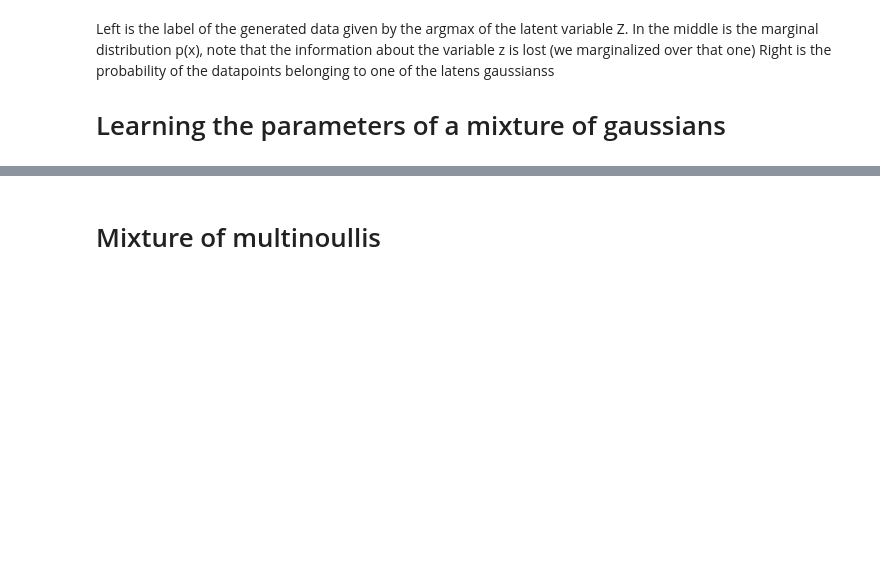
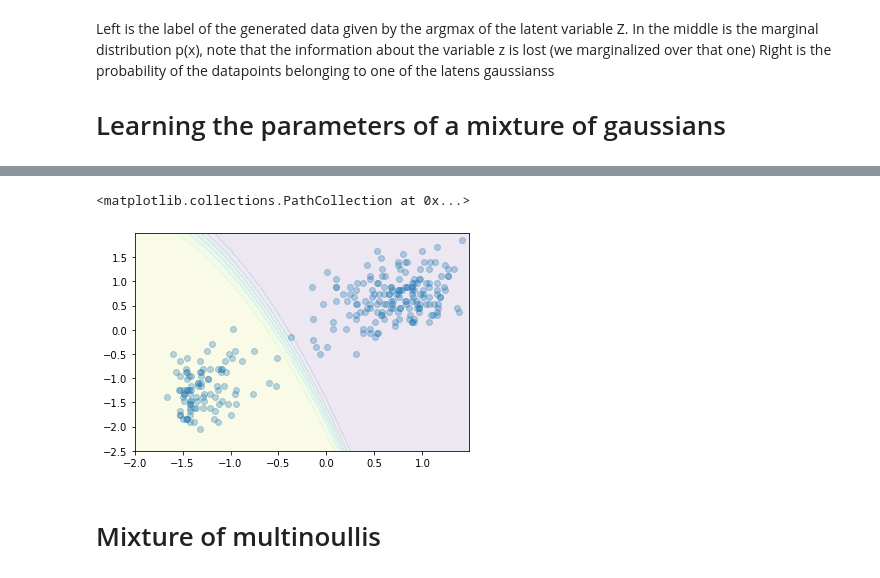
Before and after one commit to wouterMostard/PRML, a Jupyter notebook: PRML/Chapter 9 Mixture models and the EM algorithm.ipynb, the cells around one changed output, grey strips where cells are left out. Cells and saved outputs as stored; diff of their text form; code cells hidden in the pictures; blank space fills up the shorter version.

Commit message:
add fixing gmm based on kmeans initialisation

```diff
--- a/PRML/Chapter 9 Mixture models and the EM algorithm.ipynb
+++ b/PRML/Chapter 9 Mixture models and the EM algorithm.ipynb
@@ -99,0 +91,9 @@ means = [(1 / resps[0, :].sum()) * (resps[0, :].reshape(100, 1) * data.T).sum(ax
+# %%
+# Initialize the gaussians, note that we already have a good initial guess using the K means algo
+gaussians = []
+
+for i in range(2):
+    gaussians.append(multivariate_normal(mean=means[i][0], cov=np.cov(data[assignments == i].T)))
+
+# We can set the coefficients to be the number of data points assigned
+coeffs = (np.unique(assignments, return_counts=True)[1] / assignments.size).reshape(1, 2)
@@ -100,3 +133,13 @@ means = [(1 / resps[0, :].sum()) * (resps[0, :].reshape(100, 1) * data.T).sum(ax
+# %%
+x, y = np.mgrid[-2:1.5:.01, -2.5:2:.01]
+pos = np.dstack((x, y))
+fig2 = plt.figure()
+ax2 = fig2.add_subplot(111)
+ax2.contourf(x, y,gaussians[0].pdf(pos) / sum([gaussian.pdf(pos) for gaussian in gaussians]), alpha=0.10)
+ax2.scatter(data[:,0], data[:,1], alpha=0.30)
+# %% [output]
+<matplotlib.collections.PathCollection at 0x...>
+[figure, added]
 # %% [markdown]
 # Mixture of multinoullis
 # %%
```
Also changed, not shown: parts of 21 cells of this notebook.
